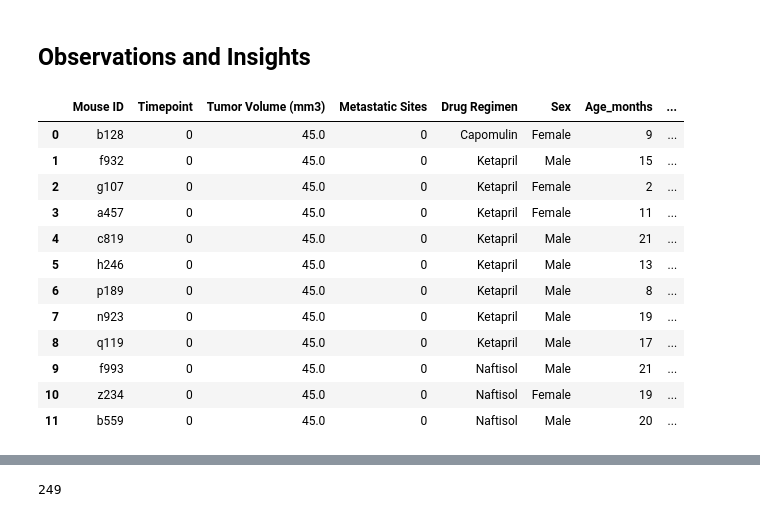
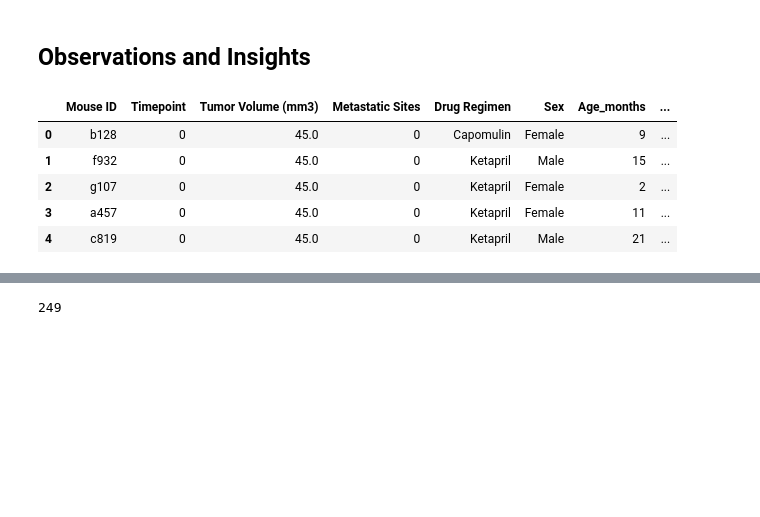
Before and after one commit to tkolencherry/SMU_Homework, a Jupyter notebook: 05-Matplotlib/Instructions/Pymaceuticals/pymaceuticals_starter.ipynb, the cells around one changed output, grey strips where cells are left out. Cells and saved outputs as stored; diff of their text form; code cells hidden in the pictures; blank space fills up the shorter version.

```diff
--- a/05-Matplotlib/Instructions/Pymaceuticals/pymaceuticals_starter.ipynb
+++ b/05-Matplotlib/Instructions/Pymaceuticals/pymaceuticals_starter.ipynb
@@ -3,32 +3,26 @@
 # %%
 # Dependencies and Setup
 import matplotlib.pyplot as plt
 import pandas as pd
+import numpy as np
 import scipy.stats as st
 from scipy.stats import linregress
 
 # Study data files
 mouse_metadata_path = "data/Mouse_metadata.csv"
 study_results_path = "data/Study_results.csv"
 
 # Read the mouse data and the study results
 mouse_metadata = pd.read_csv(mouse_metadata_path)
 study_results = pd.read_csv(study_results_path)
 
 # Combine the data into a single dataset
 study_data = pd.merge(study_results,mouse_metadata, how = 'left', on= "Mouse ID")
-study_data.head(12)
+study_data.head()
 # %% [output]
 |  | Mouse ID | Timepoint | Tumor Volume (mm3) | Metastatic Sites | Drug Regimen | Sex | Age_months | ... |
 | 0 | b128 | 0 | 45.0 | 0 | Capomulin | Female | 9 | ... |
 | 1 | f932 | 0 | 45.0 | 0 | Ketapril | Male | 15 | ... |
 | 2 | g107 | 0 | 45.0 | 0 | Ketapril | Female | 2 | ... |
 | 3 | a457 | 0 | 45.0 | 0 | Ketapril | Female | 11 | ... |
 | 4 | c819 | 0 | 45.0 | 0 | Ketapril | Male | 21 | ... |
-| 5 | h246 | 0 | 45.0 | 0 | Ketapril | Male | 13 | ... |
-| 6 | p189 | 0 | 45.0 | 0 | Ketapril | Male | 8 | ... |
-| 7 | n923 | 0 | 45.0 | 0 | Ketapril | Male | 19 | ... |
-| 8 | q119 | 0 | 45.0 | 0 | Ketapril | Male | 17 | ... |
-| 9 | f993 | 0 | 45.0 | 0 | Naftisol | Male | 21 | ... |
-| 10 | z234 | 0 | 45.0 | 0 | Naftisol | Female | 19 | ... |
-| 11 | b559 | 0 | 45.0 | 0 | Naftisol | Male | 20 | ... |
```
Also changed, not shown: parts of 30 cells of this notebook.
